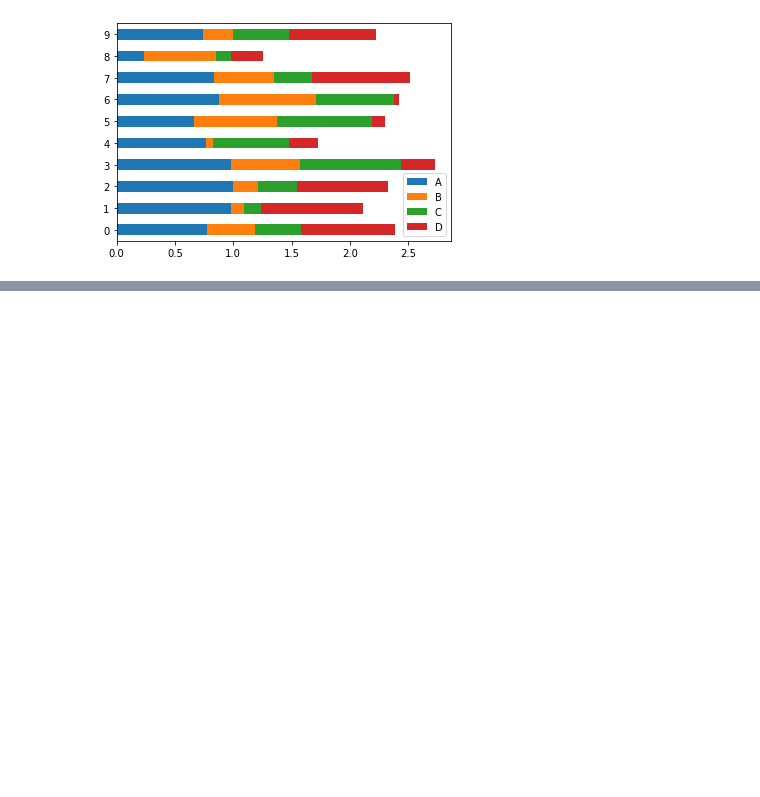
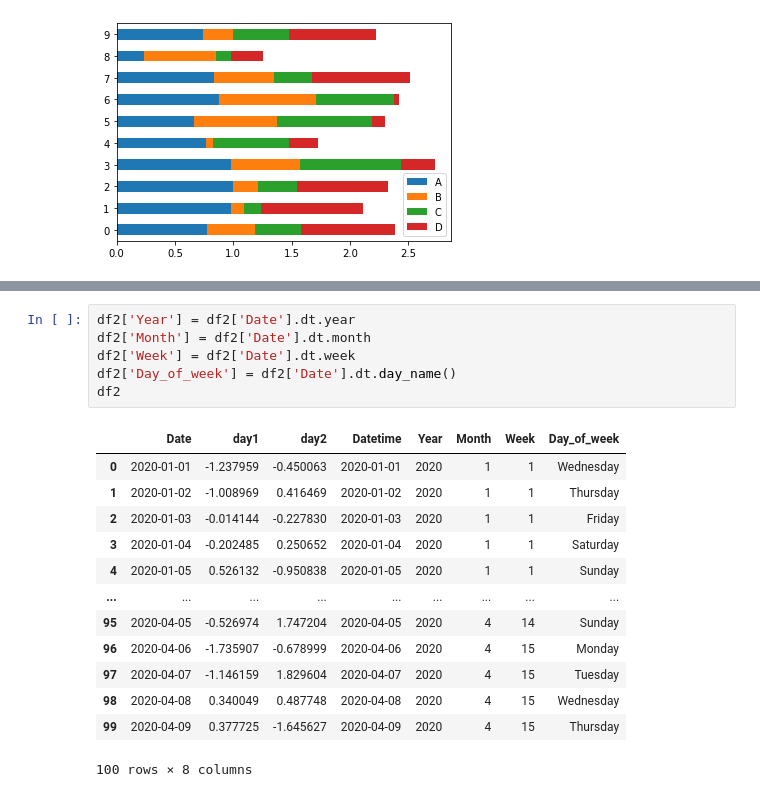
Before and after one commit to SeungHyeonHwang/DataScience, a Jupyter notebook: pandasBasic/TimeSeriesData.ipynb, the cells around one changed output, grey strips where cells are left out. Cells and saved outputs as stored; diff of their text form; blank space fills up the shorter version.

```diff
--- a/pandasBasic/TimeSeriesData.ipynb
+++ b/pandasBasic/TimeSeriesData.ipynb
@@ -174,0 +212,20 @@ df2.plot.barh(stacked=True)
+# %%
+df2['Year'] = df2['Date'].dt.year
+df2['Month'] = df2['Date'].dt.month
+df2['Week'] = df2['Date'].dt.week
+df2['Day_of_week'] = df2['Date'].dt.day_name()
+df2
+# %% [output]
+|  | Date | day1 | day2 | Datetime | Year | Month | Week | Day_of_week |
+| 0 | 2020-01-01 | -1.237959 | -0.450063 | 2020-01-01 | 2020 | 1 | 1 | Wednesday |
+| 1 | 2020-01-02 | -1.008969 | 0.416469 | 2020-01-02 | 2020 | 1 | 1 | Thursday |
+| 2 | 2020-01-03 | -0.014144 | -0.227830 | 2020-01-03 | 2020 | 1 | 1 | Friday |
+| 3 | 2020-01-04 | -0.202485 | 0.250652 | 2020-01-04 | 2020 | 1 | 1 | Saturday |
+| 4 | 2020-01-05 | 0.526132 | -0.950838 | 2020-01-05 | 2020 | 1 | 1 | Sunday |
+| ... | ... | ... | ... | ... | ... | ... | ... | ... |
+| 95 | 2020-04-05 | -0.526974 | 1.747204 | 2020-04-05 | 2020 | 4 | 14 | Sunday |
+| 96 | 2020-04-06 | -1.735907 | -0.678999 | 2020-04-06 | 2020 | 4 | 15 | Monday |
+| 97 | 2020-04-07 | -1.146159 | 1.829604 | 2020-04-07 | 2020 | 4 | 15 | Tuesday |
+| 98 | 2020-04-08 | 0.340049 | 0.487748 | 2020-04-08 | 2020 | 4 | 15 | Wednesday |
+| 99 | 2020-04-09 | 0.377725 | -1.645627 | 2020-04-09 | 2020 | 4 | 15 | Thursday |
+100 rows × 8 columns
```
Also changed, not shown: parts of 20 cells of this notebook.
